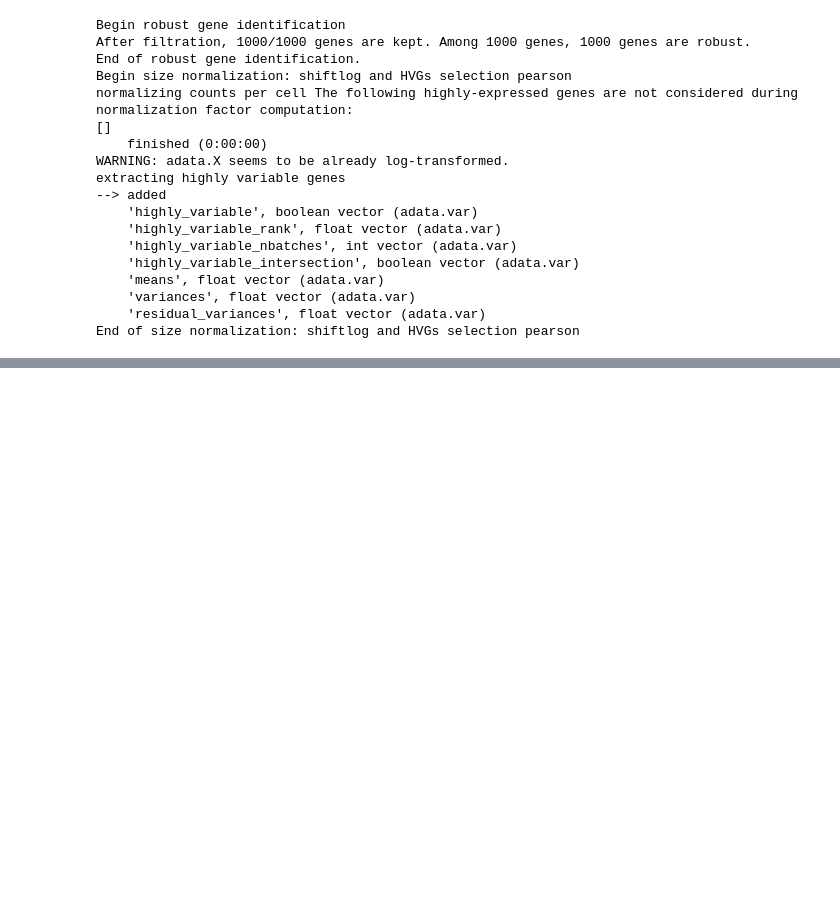
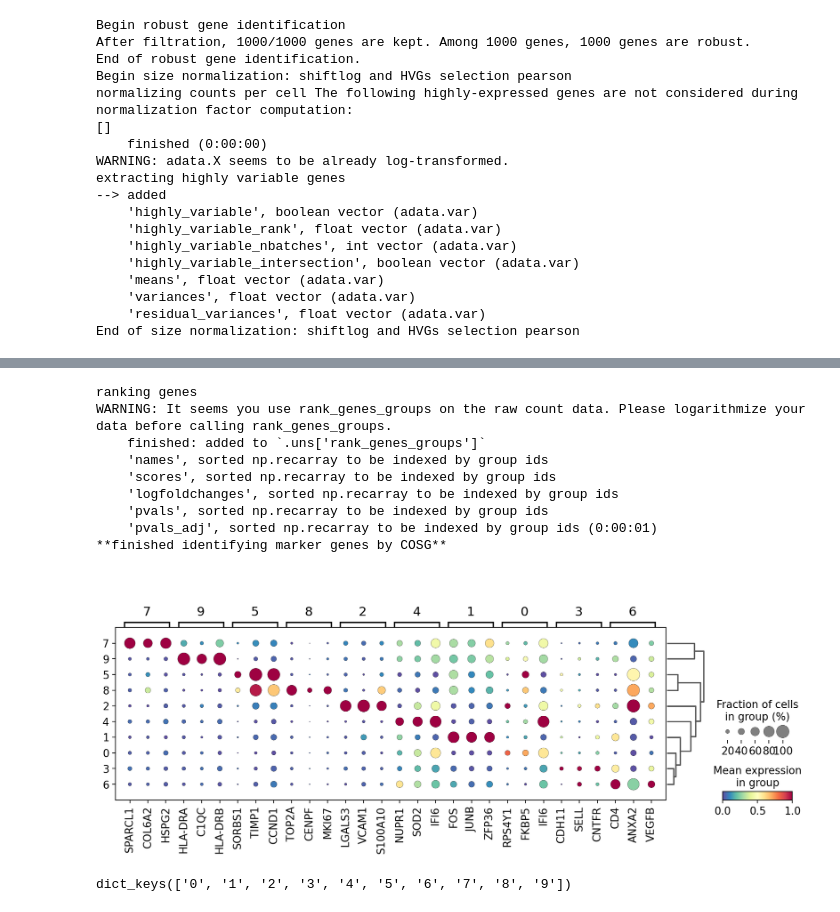
Before and after one commit to Tyc03/SMI_practice, a Jupyter notebook: preprocess.ipynb, the cells around one changed output, grey strips where cells are left out. Cells and saved outputs as stored; diff of their text form; code cells hidden in the pictures; blank space fills up the shorter version.

```diff
--- a/preprocess.ipynb
+++ b/preprocess.ipynb
@@ -169,0 +351,19 @@ KeyError: 'CST3'
+# %%
+## cosg方法下的markergenes
+sc.tl.rank_genes_groups(adata_300, groupby='leiden',
+                        method='t-test',use_rep='scaled|original|X_pca',)
+ov.single.cosg(adata_300, key_added='leiden_cosg', groupby='leiden')
+sc.pl.rank_genes_groups_dotplot(adata_300,groupby='leiden',
+                                cmap='Spectral_r',key='leiden_cosg',
+                                standard_scale='var',n_genes=3)
+# %% [output]
+ranking genes
+WARNING: It seems you use rank_genes_groups on the raw count data. Please logarithmize your data before calling rank_genes_groups.
+    finished: added to `.uns['rank_genes_groups']`
+    'names', sorted np.recarray to be indexed by group ids
+    'scores', sorted np.recarray to be indexed by group ids
+    'logfoldchanges', sorted np.recarray to be indexed by group ids
+    'pvals', sorted np.recarray to be indexed by group ids
+    'pvals_adj', sorted np.recarray to be indexed by group ids (0:00:01)
+**finished identifying marker genes by COSG**
+[figure, added]
@@ -169,0 +379,4 @@ KeyError: 'CST3'
+# %%
+data_dict.keys()
+# %% [output]
+dict_keys(['0', '1', '2', '3', '4', '5', '6', '7', '8', '9'])
```
Also changed, not shown: parts of 36 cells of this notebook, 4 other files.
